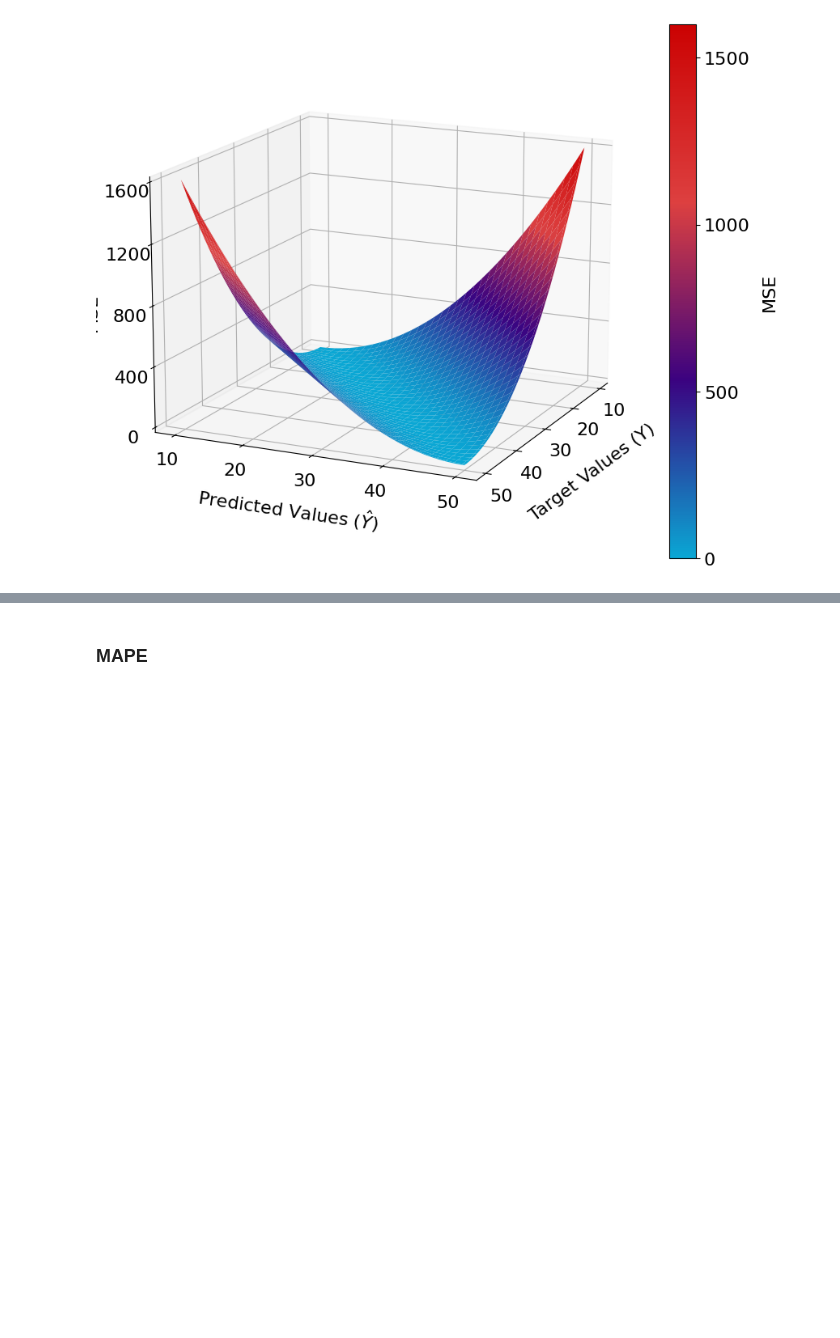
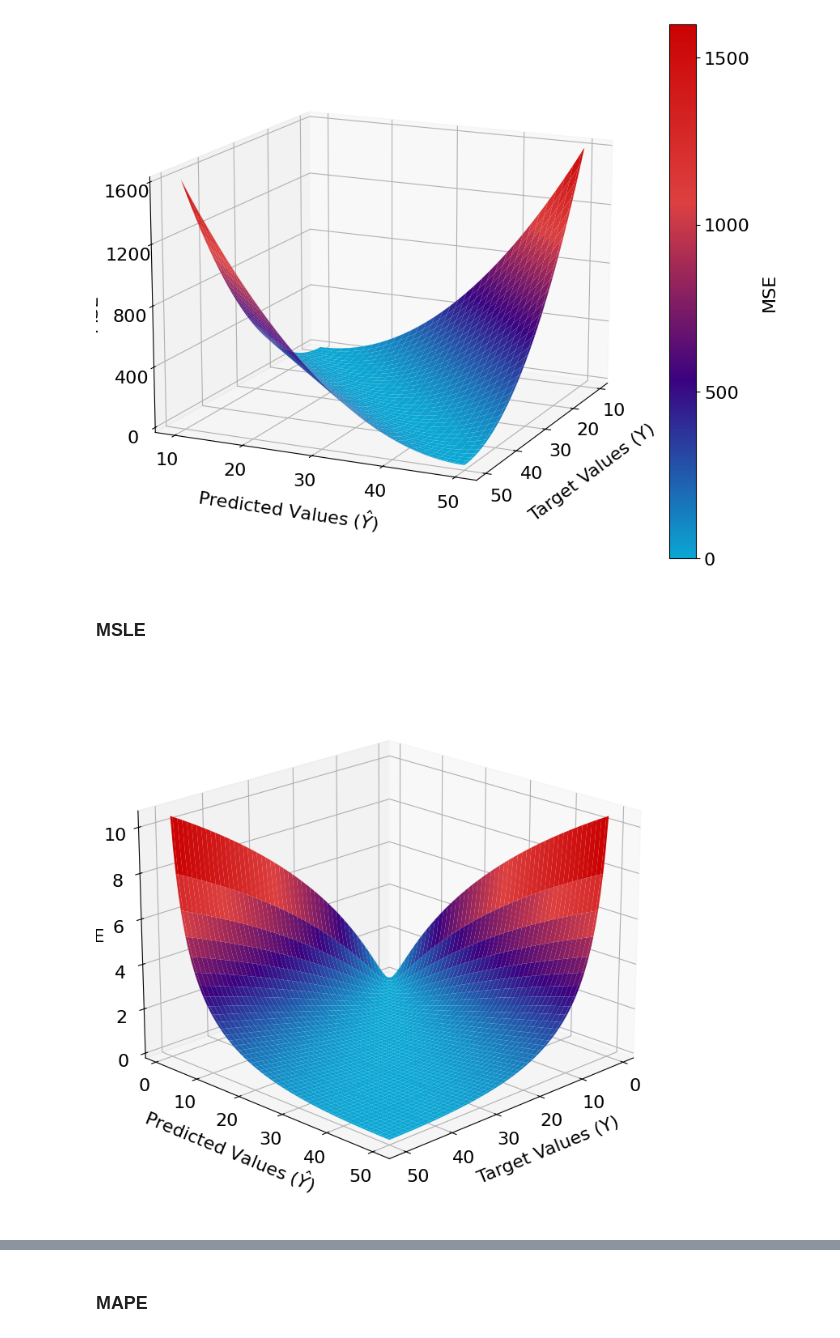
Before and after one commit to NannyML/The-Little-Book-of-ML-Metrics, a Jupyter notebook: notebooks/regression_plots.ipynb, the cells around one changed output, grey strips where cells are left out. Cells and saved outputs as stored; diff of their text form; code cells hidden in the pictures; blank space fills up the shorter version.

Commit message:
MSLE metric 2nd page completed and some minor changes in 1st page

```diff
--- a/notebooks/regression_plots.ipynb
+++ b/notebooks/regression_plots.ipynb
@@ -135,3 +134,30 @@ plt.savefig('../book/figures/MSE_3d_surface.png', dpi=300, bbox_inches='tight',
 plt.show()
 # %% [output]
 [figure]
+# %% [markdown]
+### MSLE
+# %%
+real_values = np.linspace(1, 50, 100)
+predicted_values = np.linspace(1, 50, 100)
+real_grid, predicted_grid = np.meshgrid(real_values, predicted_values)
+msle_grid = ((np.log(1 + real_grid) - np.log(1 + predicted_grid)) ** 2)
+
+# Create figure
+fig = plt.figure(figsize=(6.4*1.5, 4.8*1.5))
+ax = fig.add_subplot(111, projection='3d')
+
+# Plot surface
+surf = ax.plot_surface(real_grid, predicted_grid, msle_grid, cmap= nml_cmap)
+
+# Set labels
+ax.set_xlabel('Target Values (Y)', labelpad=10)
+ax.set_ylabel('Predicted Values ($\hat{Y}$)', labelpad=10)
+ax.set_zlabel('MSLE', labelpad=10)
+
+ax.view_init(elev=20, azim=45)
+
+
+plt.tight_layout()
+plt.show()
+# %% [output]
+[figure, added]
```
Also changed, not shown: parts of 4 cells of this notebook, 3 other files.
